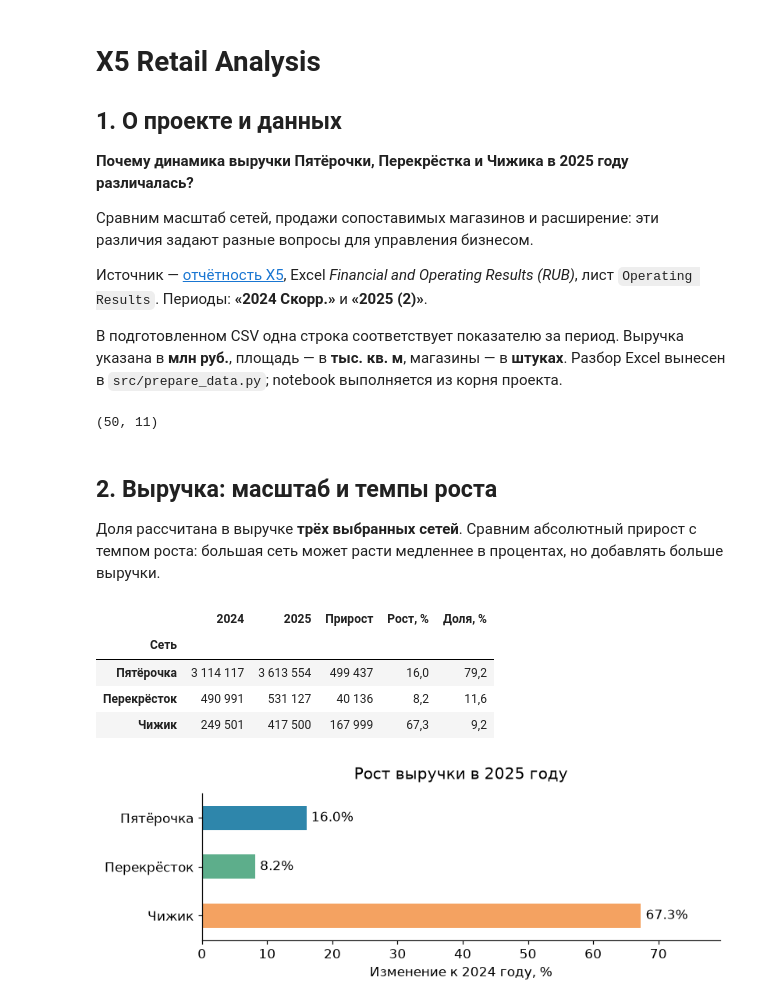
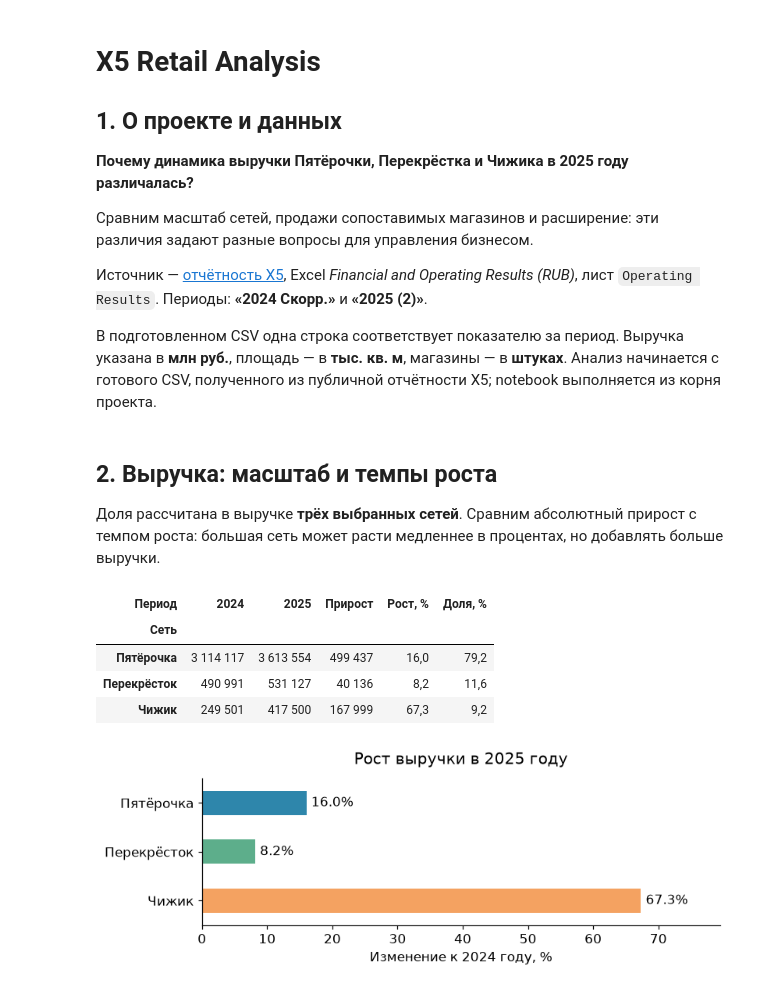
Before and after one commit to Alina-lab/x5-retail-analysis, a Jupyter notebook: x5_retail_analysis.ipynb, the cells around one changed output. Cells and saved outputs as stored; diff of their text form; code cells hidden in the pictures.

Commit message:
Make notebook the sole X5 analysis workflow

```diff
--- a/x5_retail_analysis.ipynb
+++ b/x5_retail_analysis.ipynb
@@ -9,10 +9,8 @@
 
 Источник — [отчётность X5](https://www.x5.ru/en/investors/financial-and-operational-results/), Excel *Financial and Operating Results (RUB)*, лист `Operating Results`. Периоды: **«2024 Скорр.»** и **«2025 (2)»**.
 
-В подготовленном CSV одна строка соответствует показателю за период. Выручка указана в **млн руб.**, площадь — в **тыс. кв. м**, магазины — в **штуках**. Разбор Excel вынесен в `src/prepare_data.py`; notebook выполняется из корня проекта.
+В подготовленном CSV одна строка соответствует показателю за период. Выручка указана в **млн руб.**, площадь — в **тыс. кв. м**, магазины — в **штуках**. Анализ начинается с готового CSV, полученного из публичной отчётности X5; notebook выполняется из корня проекта.
 # %%
-from pathlib import Path
-
 import pandas as pd
 import matplotlib.pyplot as plt
 from IPython.display import display
@@ -29,15 +27,12 @@ plt.rcParams.update({
 
 chains = ["Пятёрочка", "Перекрёсток", "Чижик"]
 periods = ["2024 Скорр.", "2025 (2)"]
-data = pd.read_csv(Path("data/processed/x5_operating_results_long.csv"))
+data = pd.read_csv("data/processed/x5_operating_results_long.csv")
 data["Показатель"] = data["Показатель"].replace({
     "Пятёрочка (2)": "Пятёрочка",
     "Пятёрочка(2)": "Пятёрочка",
 })
 data["Раздел"] = data["Раздел"].str.replace(" (2)", "", regex=False)
-data.shape
-# %% [output]
-(50, 11)
 # %% [markdown]
 ## 2. Выручка: масштаб и темпы роста
 
@@ -45,29 +40,17 @@ data.shape
 # %%
 revenue = data[data["Раздел"].eq("Чистая розничная выручка (1)")]
 revenue = revenue.pivot(index="Показатель", columns="Период", values="Значение")
-revenue = revenue.loc[chains, periods]
+revenue = revenue.loc[chains, periods].astype(int)
 revenue.index.name = "Сеть"
 
-if revenue.isna().any().any():
-    raise ValueError("В выручке выбранных сетей или периодов есть пропуски.")
-
-growth = pd.DataFrame({
-    "2024": revenue["2024 Скорр."],
-    "2025": revenue["2025 (2)"],
-})
+growth = revenue.rename(columns={"2024 Скорр.": "2024", "2025 (2)": "2025"})
 growth["Прирост"] = growth["2025"] - growth["2024"]
 growth["Рост, %"] = (growth["2025"] / growth["2024"] - 1) * 100
 growth["Доля, %"] = growth["2025"] / growth["2025"].sum() * 100
 
-display(growth.style.format({
-    "2024": "{:,.0f}",
-    "2025": "{:,.0f}",
-    "Прирост": "{:,.0f}",
-    "Рост, %": "{:.1f}",
-    "Доля, %": "{:.1f}",
-}, decimal=",", thousands=" "))
+display(growth.style.format(precision=1, decimal=",", thousands=" "))
 # %% [output]
-|  | 2024 | 2025 | Прирост | Рост, % | Доля, % |
+| Период | 2024 | 2025 | Прирост | Рост, % | Доля, % |
 | Сеть |  |  |  |  |  |
 | Пятёрочка | 3 114 117 | 3 613 554 | 499 437 | 16,0 | 79,2 |
 | Перекрёсток | 490 991 | 531 127 | 40 136 | 8,2 | 11,6 |
```
Also changed, not shown: parts of 4 cells of this notebook, 5 other files.
